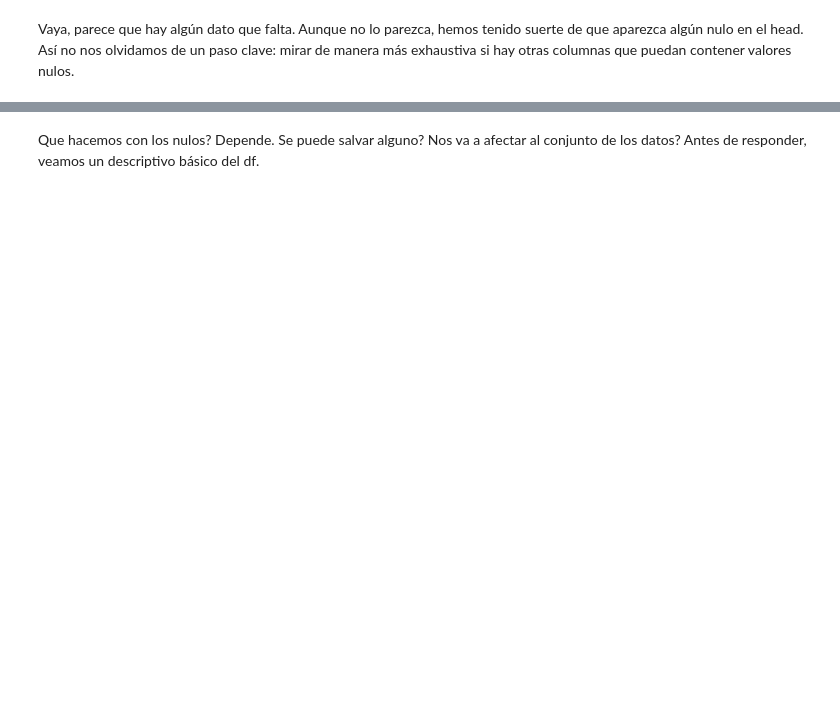
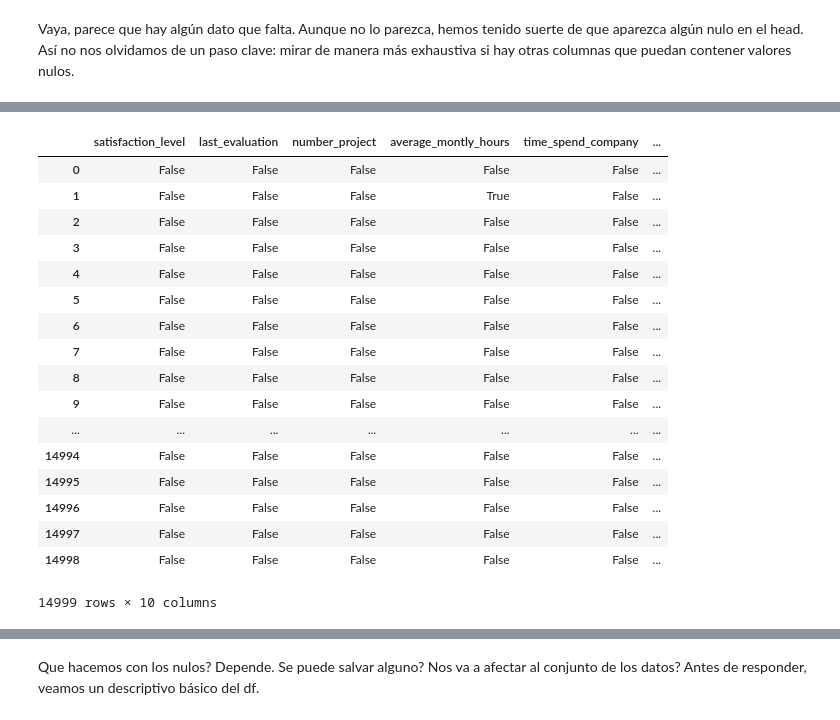
Before and after one commit to vianmarin/MADM-2017, a Jupyter notebook: 1-Introducción/miniprojects/EDA-RecursosHumanos.ipynb, the cells around one changed output, grey strips where cells are left out. Drawn from its saved outputs; the diff is of its cells as text; code cells hidden in the pictures; blank space fills up the shorter version.

```diff
--- a/1-Introducción/miniprojects/EDA-RecursosHumanos.ipynb
+++ b/1-Introducción/miniprojects/EDA-RecursosHumanos.ipynb
@@ -84,6 +87,8 @@ Antes de nada, debemos preparar el entorno para poder empezar a trabajar. Import
 Tenemos suerte y nos han pasado los datos en un csv. Importa el fichero como DataFrame de pandas y guardalo en la variable `df`
 # %%
 # importa el archivo "HR_data.csv"
+
+df = pd.read_csv('HR_data.csv')
 # %% [markdown]
 Un primer paso es ver como lucen nuestros datos. Echale un vistazo a las primeras lineas del df
 # %% [markdown]
@@ -104,4 +142,24 @@ Vaya, parece que hay algún dato que falta. Aunque no lo parezca, hemos tenido s
 # %%
 # Comprueba que columnas tienen valores nulos
+df.isnull()
+# %% [output]
+|  | satisfaction_level | last_evaluation | number_project | average_montly_hours | time_spend_company | ... |
+| 0 | False | False | False | False | False | ... |
+| 1 | False | False | False | True | False | ... |
+| 2 | False | False | False | False | False | ... |
+| 3 | False | False | False | False | False | ... |
+| 4 | False | False | False | False | False | ... |
+| 5 | False | False | False | False | False | ... |
+| 6 | False | False | False | False | False | ... |
+| 7 | False | False | False | False | False | ... |
+| 8 | False | False | False | False | False | ... |
+| 9 | False | False | False | False | False | ... |
+| ... | ... | ... | ... | ... | ... | ... |
+| 14994 | False | False | False | False | False | ... |
+| 14995 | False | False | False | False | False | ... |
+| 14996 | False | False | False | False | False | ... |
+| 14997 | False | False | False | False | False | ... |
+| 14998 | False | False | False | False | False | ... |
+14999 rows × 10 columns
 # %%
 # utiliza el metodo any() al final de la sentencia anterior.
```
Also changed, not shown: parts of 59 cells of this notebook, 11 other files.
